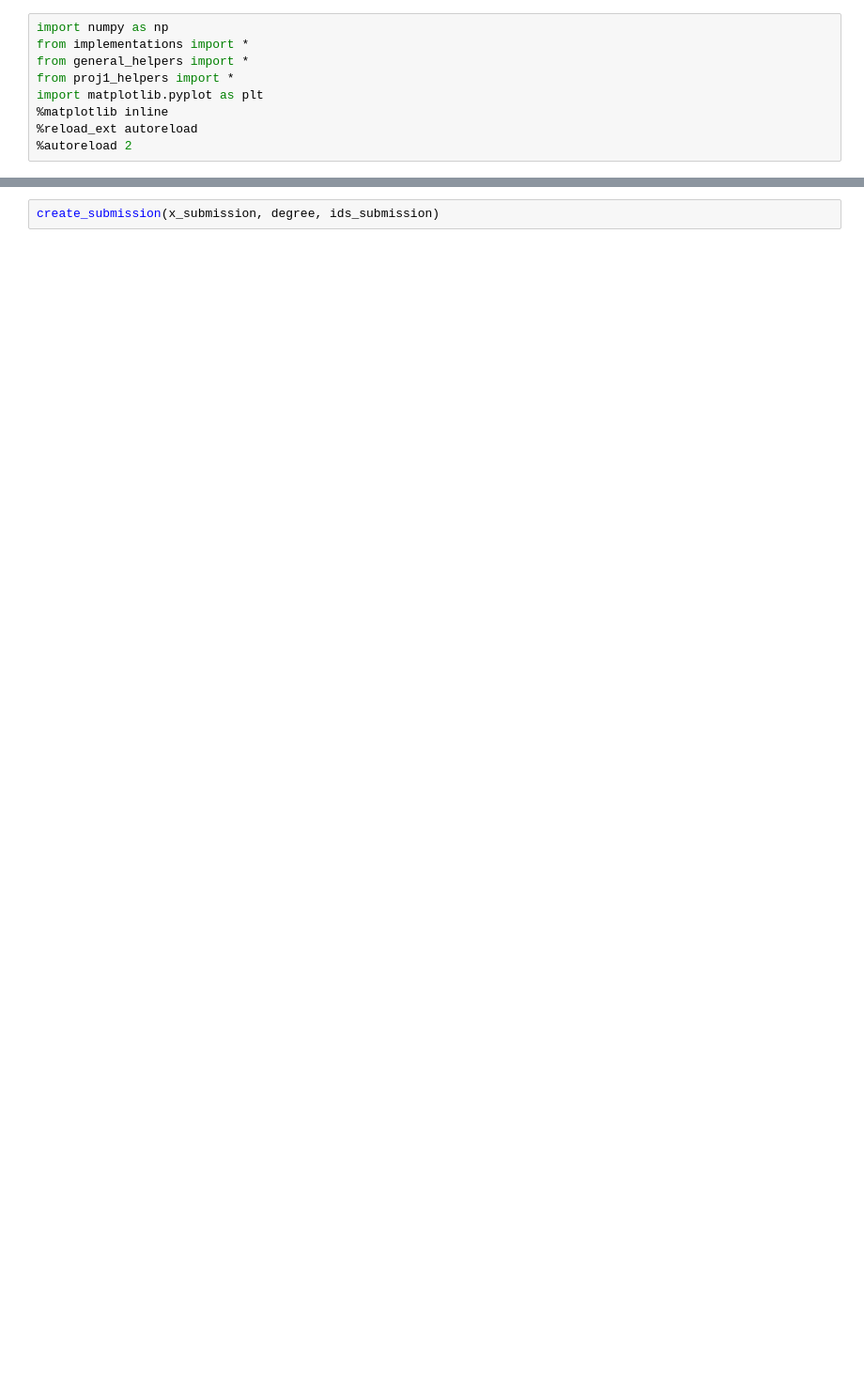
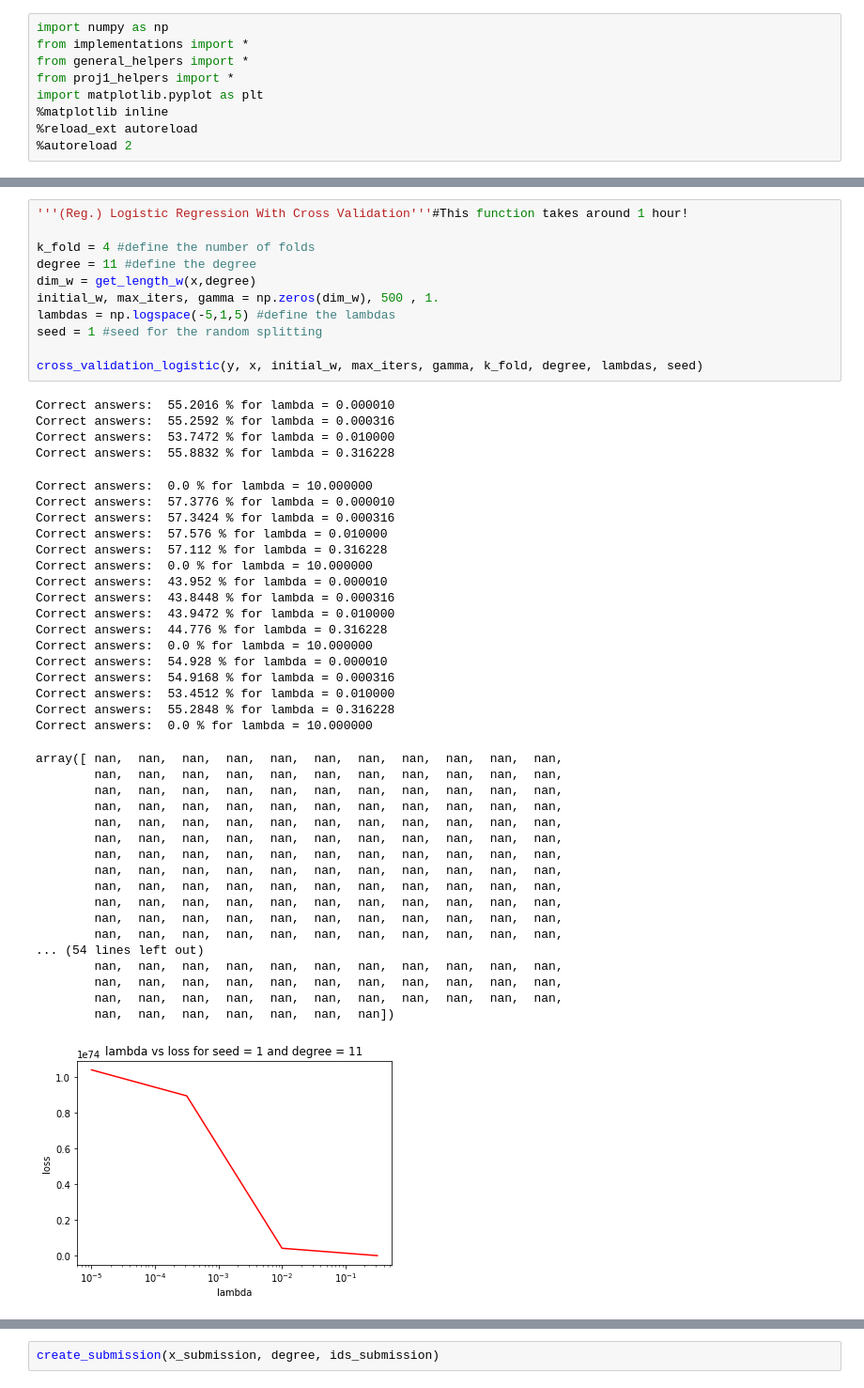
Before and after one commit to leonardopetrini/project_1_final, a Jupyter notebook: run.ipynb, the cells around one changed output, grey strips where cells are left out. Shown at 94% size. Cells and saved outputs as stored; diff of their text form; blank space fills up the shorter version.

```diff
--- a/run.ipynb
+++ b/run.ipynb
@@ -132,3 +181,53 @@ Correct answers:  81.704 % for lambda = 0.000185
+# %%
+'''(Reg.) Logistic Regression With Cross Validation'''#This function takes around 1 hour!
+
+k_fold = 4 #define the number of folds
+degree = 11 #define the degree
+dim_w = get_length_w(x,degree)
+initial_w, max_iters, gamma = np.zeros(dim_w), 500 , 1.
+lambdas = np.logspace(-5,1,5) #define the lambdas
+seed = 1 #seed for the random splitting
+
+cross_validation_logistic(y, x, initial_w, max_iters, gamma, k_fold, degree, lambdas, seed)
+# %% [output]
+Correct answers:  55.2016 % for lambda = 0.000010
+Correct answers:  55.2592 % for lambda = 0.000316
+Correct answers:  53.7472 % for lambda = 0.010000
+Correct answers:  55.8832 % for lambda = 0.316228
+Correct answers:  0.0 % for lambda = 10.000000
+Correct answers:  57.3776 % for lambda = 0.000010
+Correct answers:  57.3424 % for lambda = 0.000316
+Correct answers:  57.576 % for lambda = 0.010000
+Correct answers:  57.112 % for lambda = 0.316228
+Correct answers:  0.0 % for lambda = 10.000000
+Correct answers:  43.952 % for lambda = 0.000010
+Correct answers:  43.8448 % for lambda = 0.000316
+Correct answers:  43.9472 % for lambda = 0.010000
+Correct answers:  44.776 % for lambda = 0.316228
+Correct answers:  0.0 % for lambda = 10.000000
+Correct answers:  54.928 % for lambda = 0.000010
+Correct answers:  54.9168 % for lambda = 0.000316
+Correct answers:  53.4512 % for lambda = 0.010000
+Correct answers:  55.2848 % for lambda = 0.316228
+Correct answers:  0.0 % for lambda = 10.000000
+array([ nan,  nan,  nan,  nan,  nan,  nan,  nan,  nan,  nan,  nan,  nan,
+        nan,  nan,  nan,  nan,  nan,  nan,  nan,  nan,  nan,  nan,  nan,
+        nan,  nan,  nan,  nan,  nan,  nan,  nan,  nan,  nan,  nan,  nan,
+        nan,  nan,  nan,  nan,  nan,  nan,  nan,  nan,  nan,  nan,  nan,
+        nan,  nan,  nan,  nan,  nan,  nan,  nan,  nan,  nan,  nan,  nan,
+        nan,  nan,  nan,  nan,  nan,  nan,  nan,  nan,  nan,  nan,  nan,
+        nan,  nan,  nan,  nan,  nan,  nan,  nan,  nan,  nan,  nan,  nan,
+        nan,  nan,  nan,  nan,  nan,  nan,  nan,  nan,  nan,  nan,  nan,
+        nan,  nan,  nan,  nan,  nan,  nan,  nan,  nan,  nan,  nan,  nan,
+        nan,  nan,  nan,  nan,  nan,  nan,  nan,  nan,  nan,  nan,  nan,
+        nan,  nan,  nan,  nan,  nan,  nan,  nan,  nan,  nan,  nan,  nan,
+        nan,  nan,  nan,  nan,  nan,  nan,  nan,  nan,  nan,  nan,  nan,
+... (54 lines left out)
+        nan,  nan,  nan,  nan,  nan,  nan,  nan,  nan,  nan,  nan,  nan,
+        nan,  nan,  nan,  nan,  nan,  nan,  nan,  nan,  nan,  nan,  nan,
+        nan,  nan,  nan,  nan,  nan,  nan,  nan,  nan,  nan,  nan,  nan,
+        nan,  nan,  nan,  nan,  nan,  nan,  nan])
+[figure, added]
 # %%
 '''Define values to perform Ridge regression with simple splitting of the dataset'''
 
```
Also changed, not shown: parts of 22 cells of this notebook, 5 other files.
